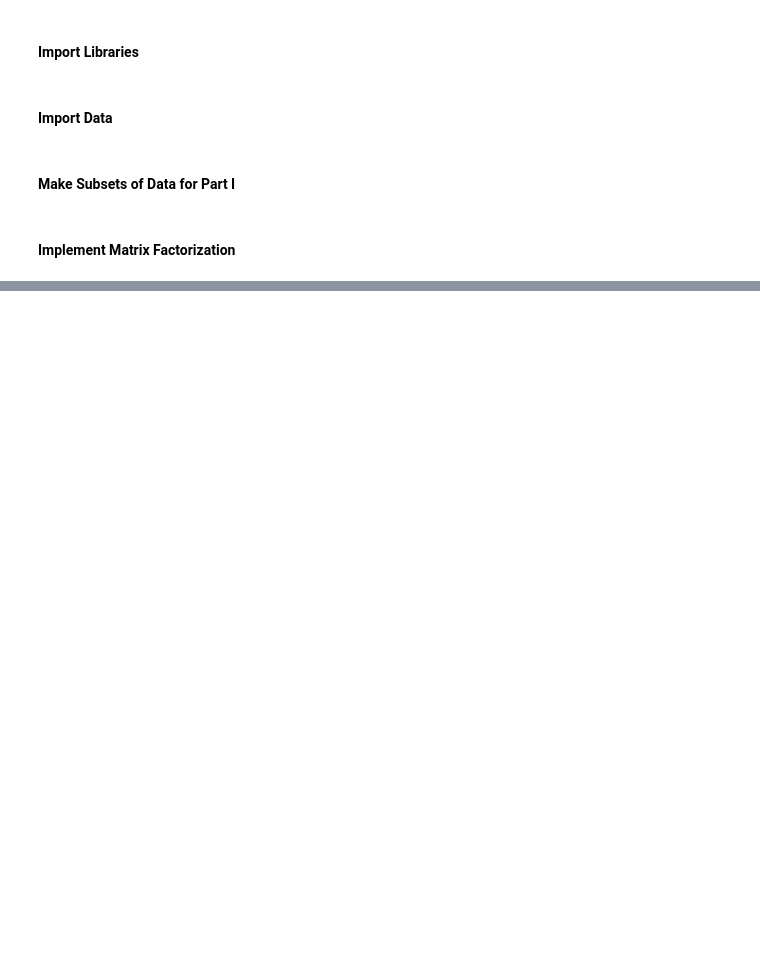
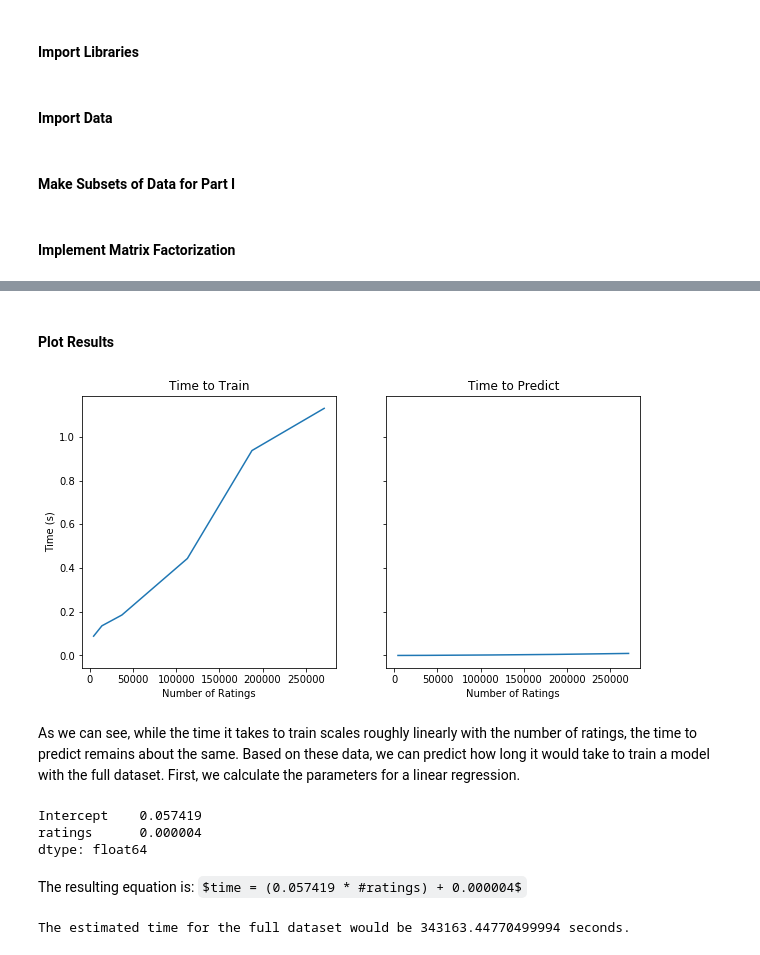
Before and after one commit to sdoctor7/book-recommendations, a Jupyter notebook: part1/matrix-fact-manual-regularized.ipynb, the cells around one changed output, grey strips where cells are left out. Cells and saved outputs as stored; diff of their text form; code cells hidden in the pictures; some formulas as TeX source; blank space fills up the shorter version.

```diff
--- a/part1/matrix-fact-manual-regularized.ipynb
+++ b/part1/matrix-fact-manual-regularized.ipynb
@@ -216,4 +258,16 @@ def calc_spearman(M_test, preds): # calculate spearman coefficient using only ob
             if np.isnan(spearman) == False: # spearman is NaN if all true ratings are the same! exclude these
                 spearmans.append(spearman)
     return np.mean(spearmans)
+# %%
+def calc_coverage(M_norm, preds, k): # calculate coverage for top k items
+    items_covered = []
+    mask = M_norm == 0 # don't include items that are already rated
+    preds_antitest = preds * mask
+    for i in range(preds.shape[0]): # for each user, get the top k predictions
+        row = preds[i,:]
+        top_idx = np.argsort(row)[::-1]
+        [items_covered.append(top_idx[j]) for j in range(k)]
+    n_unique_items = len(set(items_covered)) # get the number of unique items recommended
+    coverage = n_unique_items / preds.shape[1]
+    return coverage
 # %%
@@ -234,12 +295,12 @@ def train_test(X_train, X_test):
 # %%
-subsets = [(train_500_20, test_500_20, 500, 20), (train_1000_35, test_1000_35, 1000, 35),
-           (train_2000_50, test_2000_50, 2000, 50), (train_5000_70, test_5000_70, 5000, 70),
-           (train_7500_85, test_7500_85, 7500, 85), (train_10000_100, test_10000_100, 10000, 100)]
+subsets = [(train_500_20, test_500_20, 500, 20, False), (train_1000_35, test_1000_35, 1000, 35, False),
+           (train_2000_50, test_2000_50, 2000, 50, False), (train_5000_70, test_5000_70, 5000, 70, False),
+           (train_7500_85, test_7500_85, 7500, 85, False), (train_10000_100, test_10000_100, 10000, 100, True)]
 # %%
 scalability_all = []
-for (X_train, X_test, n_users, n_items) in subsets:
+for (X_train, X_test, n_users, n_items, coverage) in subsets:
     scalability = {}
-    train_time, pred_time, rmse, mae, spearman = train_test(X_train, X_test)
+    train_time, pred_time, rmse, mae, spearman, coverages = train_test(X_train, X_test, coverage)
     scalability['Number of Users'] = n_users
     scalability['Number of Items'] = n_items
     scalability['Time to Train'] = train_time
@@ -247,4 +308,8 @@ for (X_train, X_test, n_users, n_items) in subsets:
     scalability['RMSE'] = rmse
     scalability['MAE'] = mae
     scalability['Spearman'] = spearman
+    if coverages:
+        scalability['Coverage-5'] = coverages[0]
+        scalability['Coverage-10'] = coverages[1]
+        scalability['Coverage-20'] = coverages[2]
     scalability_all.append(scalability)
@@ -260,0 +316,5 @@ pd.DataFrame(scalability_all)
+# %%
+scalability_df = pd.DataFrame(scalability_all)
+scalability_df['Number of Ratings'] = [4311, 13932, 37100, 112959, 187770, 271422]
+scalability_df.to_pickle('scalability.p')
+scalability_df
@@ -260,0 +329,33 @@ pd.DataFrame(scalability_all)
+# %% [markdown]
+#### Plot Results
+# %%
+fig, ax = plt.subplots(1,2, sharey=True, figsize=(10,5))
+ax[0].plot(scalability_df['Number of Ratings'], scalability_df['Time to Train'])
+ax[1].plot(scalability_df['Number of Ratings'], scalability_df['Time to Predict'])
+ax[0].set_ylabel('Time (s)')
+ax[0].set_xlabel('Number of Ratings')
+ax[1].set_xlabel('Number of Ratings')
+ax[0].set_title('Time to Train')
+ax[1].set_title('Time to Predict')
+plt.show()
+# %% [output]
+[figure, added]
+# %% [markdown]
+As we can see, while the time it takes to train scales roughly linearly with the number of ratings, the time to predict remains about the same. Based on these data, we can predict how long it would take to train a model with the full dataset. First, we calculate the parameters for a linear regression.
+# %%
+time_reg = scalability_df[['Time to Train', 'Number of Ratings']]
+time_reg.columns = ['time', 'ratings']
+
+result = sm.ols(formula="time ~ ratings", data=time_reg).fit()
+print(result.params)
+# %% [output]
+Intercept    0.057419
+ratings      0.000004
+dtype: float64
+# %% [markdown]
+The resulting equation is:
+$time = (0.057419 * #ratings) + 0.000004$
+# %%
+print('The estimated time for the full dataset would be {} seconds.'.format((0.057419*5976479) + 0.000004))
+# %% [output]
+The estimated time for the full dataset would be 343163.44770499994 seconds.
```
Also changed, not shown: parts of 25 cells of this notebook.
